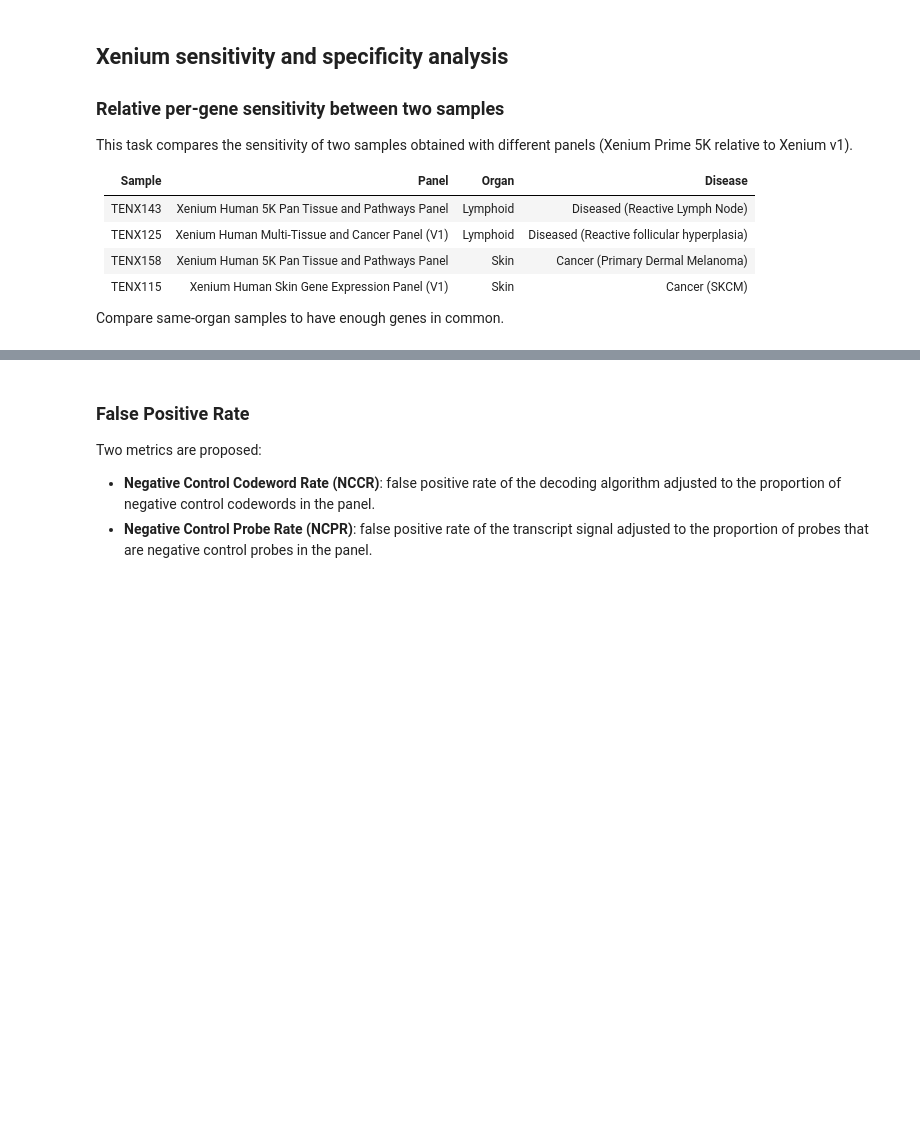
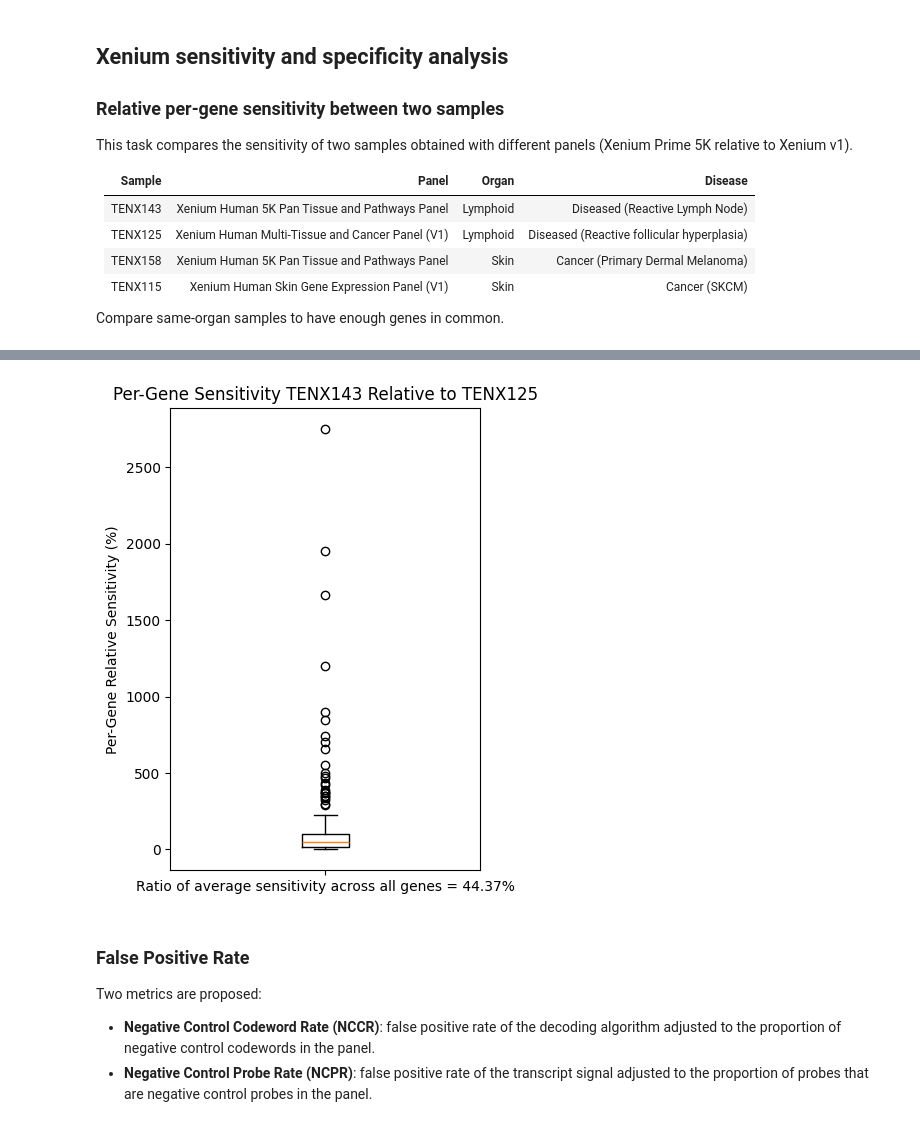
Before and after one commit to mahmoodlab/HEST, a Jupyter notebook: tutorials/6-Xenium-sensitivity-specificity.ipynb, the cells around one changed output, grey strips where cells are left out. Saved outputs shown, nothing was run; the diff lists cells and outputs as text; code cells hidden in the pictures; blank space fills up the shorter version.

Commit message:
Notebook with figure

```diff
--- a/tutorials/6-Xenium-sensitivity-specificity.ipynb
+++ b/tutorials/6-Xenium-sensitivity-specificity.ipynb
@@ -37,8 +37,9 @@ per_gene_ratio, per_sample_ratio = paired_sensitivity(adata_filtered_1, adata_fi
 
 import matplotlib.pyplot as plt
 subtitle = f'Ratio of average sensitivity across all genes = {per_sample_ratio*100:.2f}%'
-plt.figure(figsize=(4, 6), dpi=400)
+plt.figure(figsize=(4, 6))
 plt.boxplot(per_gene_ratio * 100, tick_labels=[subtitle])
 plt.title(f'Per-Gene Sensitivity {ids_to_query[0]} Relative to {ids_to_query[1]}')
 plt.ylabel('Per-Gene Relative Sensitivity (%)')
 plt.show()
+# %% [output]
@@ -45,3 +51,4 @@ plt.show()
+[figure, added]
 # %% [markdown]
 ### False Positive Rate
 
```
Also changed, not shown: parts of 3 cells of this notebook.
